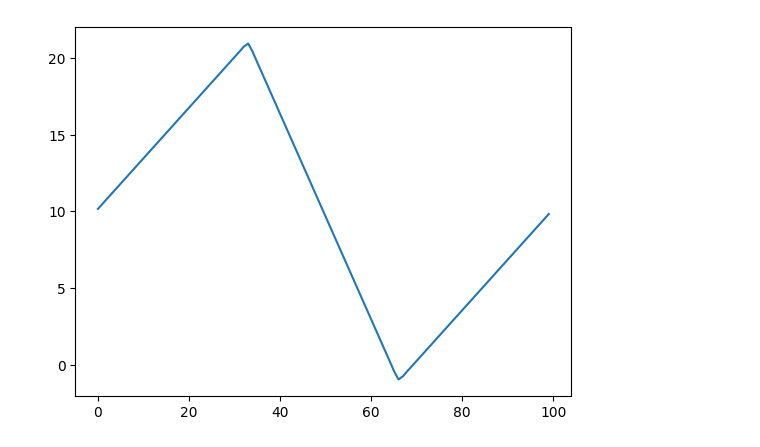
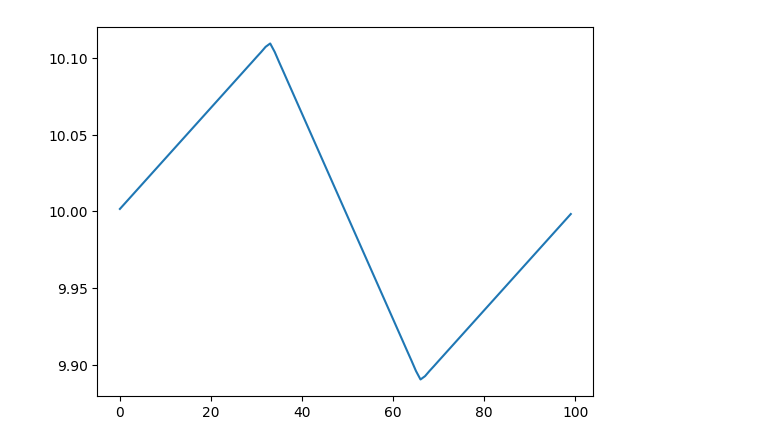
Before and after one commit to JulianKarrer/spectralsimulation, a Jupyter notebook: 03/heat_eq.ipynb, the cells around one changed output. Drawn from its saved outputs; the diff is of its cells as text; code cells hidden in the pictures.

```diff
--- a/03/heat_eq.ipynb
+++ b/03/heat_eq.ipynb
@@ -1,4 +1,5 @@
 # %%
+# type: ignore
 import numpy as np
 from muFFT import FFT
 import matplotlib.pyplot as plt
@@ -8,33 +9,33 @@ length = 10
 nb_points = 100 # number of grid points
 avg_temp = 10   # average temperature
 # set the sources and sinks
 qs_val = np.zeros(nb_points)
 qs_val[int(nb_points*1/3)] = 1
 qs_val[int(nb_points*2/3)] = -1
 
 
 # INITIALISE FIELDS
 fft = FFT((nb_points, ), engine='pocketfft')
 qs = fft.real_space_field('qs rfield')
 qs_hat = fft.fourier_space_field('qs ffield')
 t_hat = fft.fourier_space_field('temperature ffield', (1,))
 result = fft.real_space_field('result rfield')
 qs.p = qs_val
 fft.fft(qs, qs_hat)
 
 # calculate wavenumbers q for (q^2) in laplacian
-wavenumber = fft.fftfreq[0].copy() * 2*np.pi
+wavenumber = fft.fftfreq[0].copy() * 2*np.pi *nb_points/length
 wavenumber[0] = 1 # prevent division by zero, set average temperature manually
 
 # solve the equation for steady state (R=0)
 t_hat.p = qs_hat.p / wavenumber**2 * fft.normalisation
 t_hat.p[0] = avg_temp
 
 # Perform an inverse FFT
 fft.ifft(t_hat, result)
 
 plt.plot(result.p )
 plt.show()
 # %% [output]
-[figure, old version]
+[figure, new version]
 # %%
```
Also changed, not shown: parts of 1 cell of this notebook, 6 other files.
